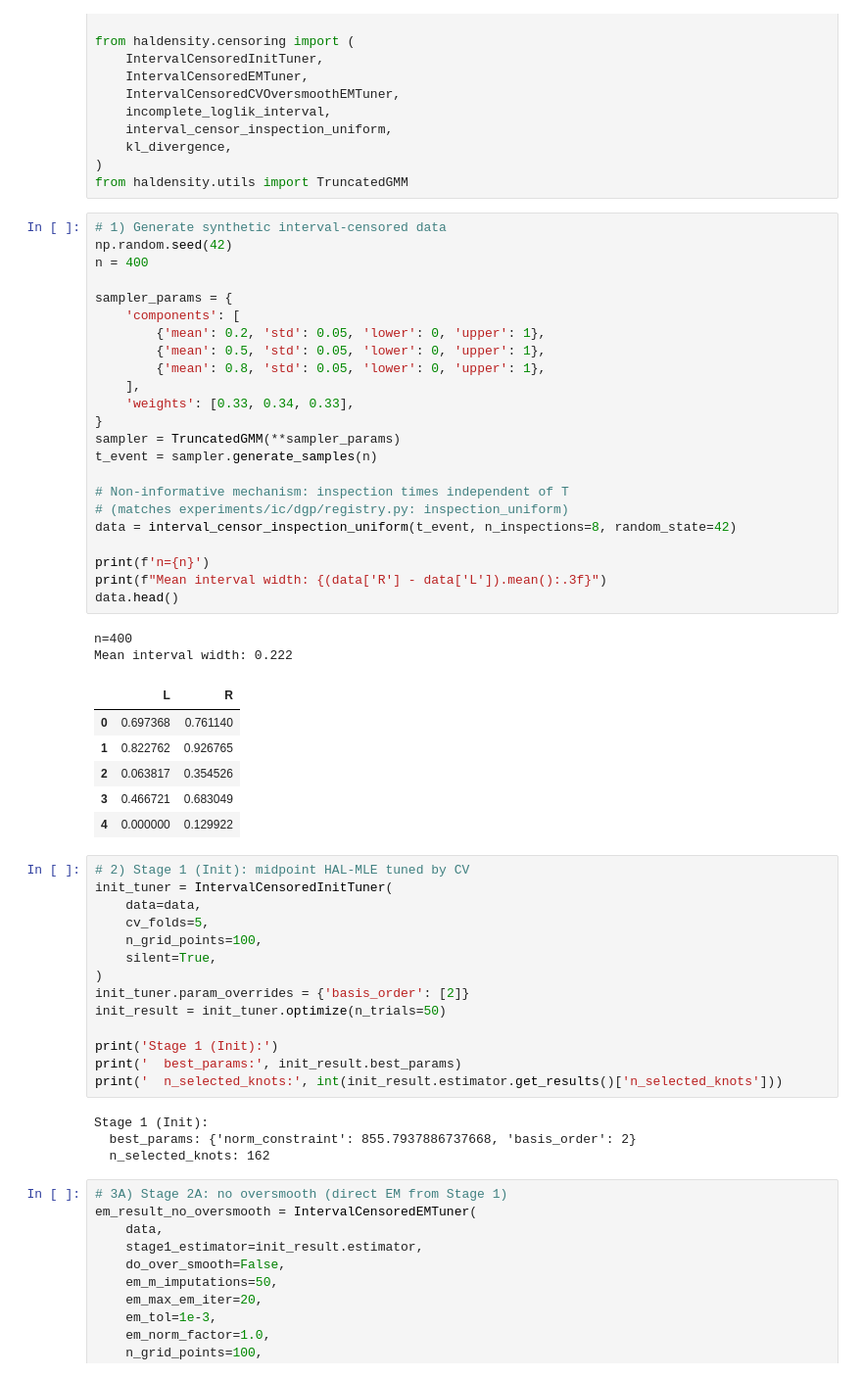
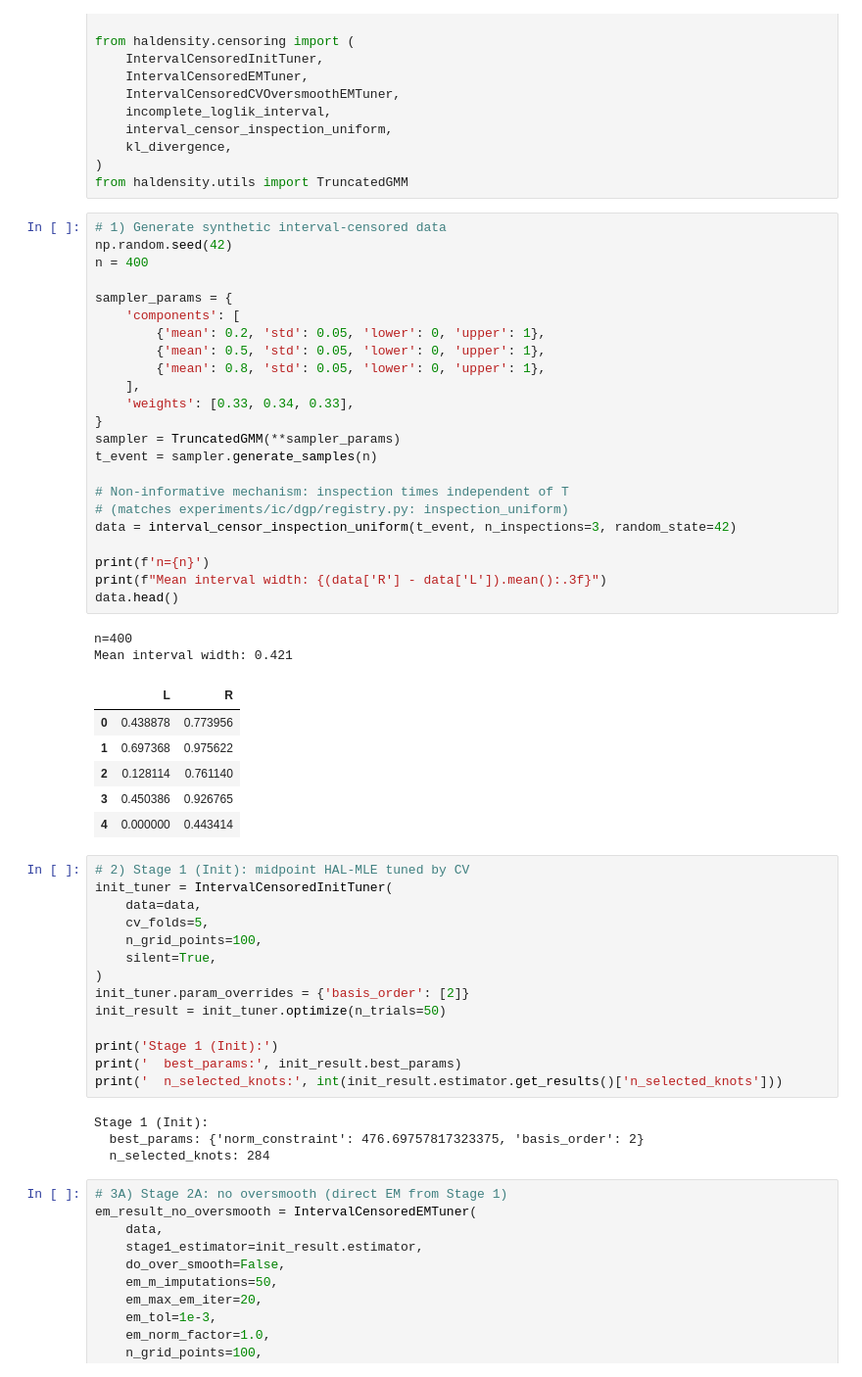
Before and after one commit to zhengpu-berkeley/HALDensity, a Jupyter notebook: examples/example_interval_censored_density_estimator.ipynb, the cells around one changed output. Shown at 98% size. Saved outputs shown, nothing was run; the diff lists cells and outputs as text.

```diff
--- a/examples/example_interval_censored_density_estimator.ipynb
+++ b/examples/example_interval_censored_density_estimator.ipynb
@@ -23,35 +23,35 @@ from haldensity.utils import TruncatedGMM
 # %%
 # 1) Generate synthetic interval-censored data
 np.random.seed(42)
 n = 400
 
 sampler_params = {
     'components': [
         {'mean': 0.2, 'std': 0.05, 'lower': 0, 'upper': 1},
         {'mean': 0.5, 'std': 0.05, 'lower': 0, 'upper': 1},
         {'mean': 0.8, 'std': 0.05, 'lower': 0, 'upper': 1},
     ],
     'weights': [0.33, 0.34, 0.33],
 }
 sampler = TruncatedGMM(**sampler_params)
 t_event = sampler.generate_samples(n)
 
 # Non-informative mechanism: inspection times independent of T
 # (matches experiments/ic/dgp/registry.py: inspection_uniform)
-data = interval_censor_inspection_uniform(t_event, n_inspections=8, random_state=42)
+data = interval_censor_inspection_uniform(t_event, n_inspections=3, random_state=42)
 
 print(f'n={n}')
 print(f"Mean interval width: {(data['R'] - data['L']).mean():.3f}")
 data.head()
 # %% [output]
 n=400
-Mean interval width: 0.222
+Mean interval width: 0.421
 |  | L | R |
-| 0 | 0.697368 | 0.761140 |
-| 1 | 0.822762 | 0.926765 |
-| 2 | 0.063817 | 0.354526 |
-| 3 | 0.466721 | 0.683049 |
-| 4 | 0.000000 | 0.129922 |
+| 0 | 0.438878 | 0.773956 |
+| 1 | 0.697368 | 0.975622 |
+| 2 | 0.128114 | 0.761140 |
+| 3 | 0.450386 | 0.926765 |
+| 4 | 0.000000 | 0.443414 |
 # %%
 # 2) Stage 1 (Init): midpoint HAL-MLE tuned by CV
 init_tuner = IntervalCensoredInitTuner(
@@ -68,8 +68,8 @@ print('  best_params:', init_result.best_params)
 print('  n_selected_knots:', int(init_result.estimator.get_results()['n_selected_knots']))
 # %% [output]
 Stage 1 (Init):
-  best_params: {'norm_constraint': 855.7937886737668, 'basis_order': 2}
-  n_selected_knots: 162
+  best_params: {'norm_constraint': 476.69757817323375, 'basis_order': 2}
+  n_selected_knots: 284
 # %%
 # 3A) Stage 2A: no oversmooth (direct EM from Stage 1)
 em_result_no_oversmooth = IntervalCensoredEMTuner(
```
Also changed, not shown: parts of 4 cells of this notebook, 9 other files.
